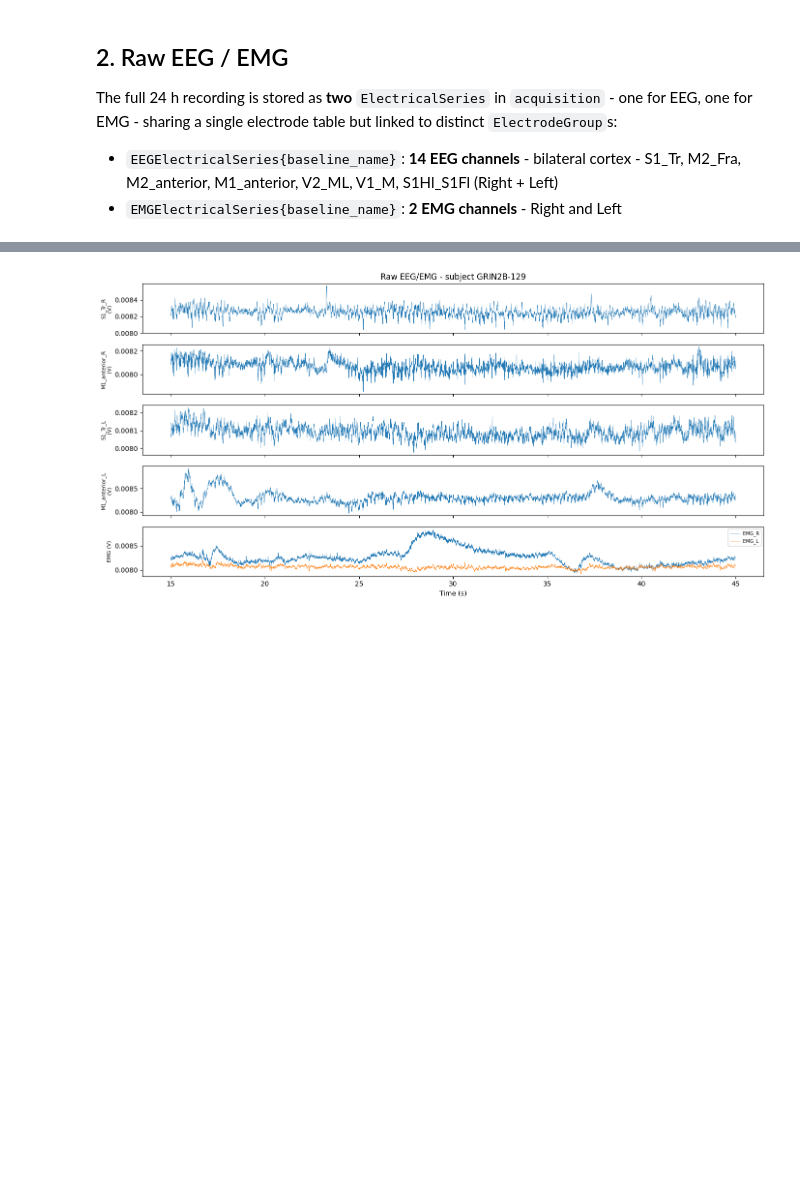
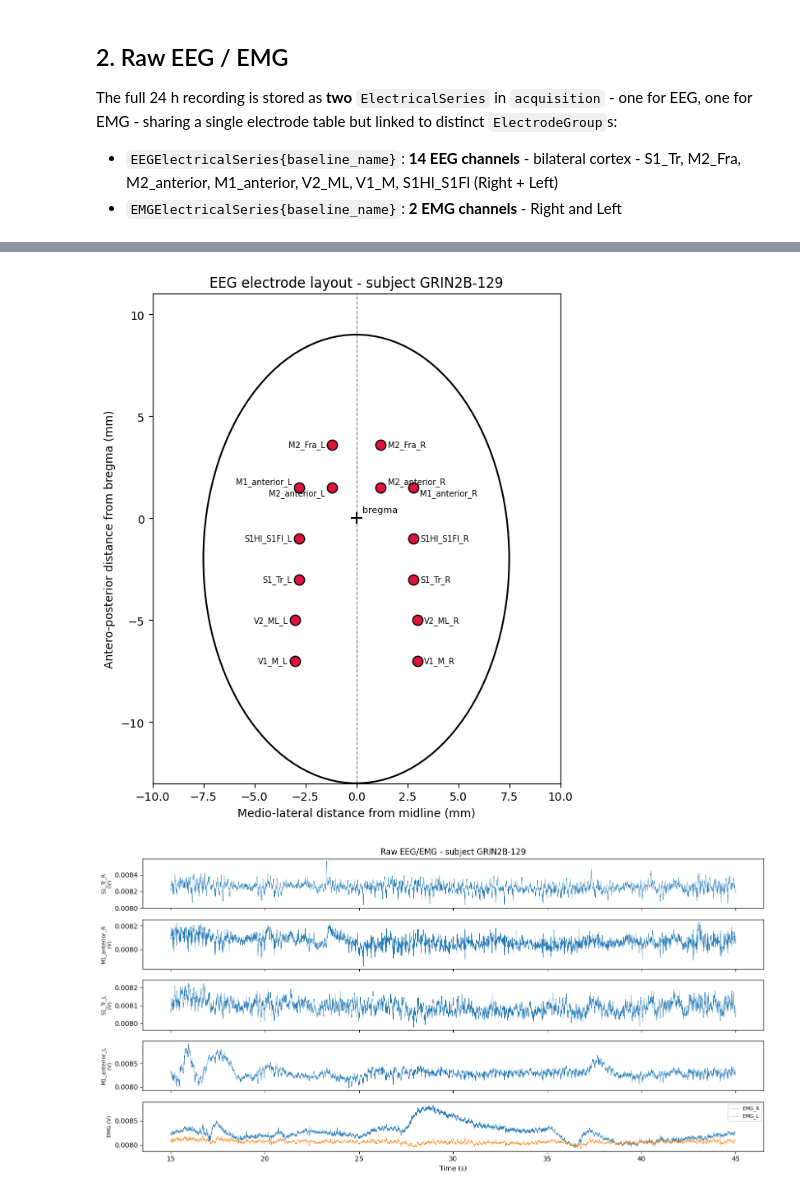
Before and after one commit to catalystneuro/gonzalez-sulser-lab-to-nwb, a Jupyter notebook: notebooks/dandi_001888_tutorial.ipynb, the cells around one changed output, grey strips where cells are left out. Saved outputs shown, nothing was run; the diff lists cells and outputs as text; code cells hidden in the pictures; blank space fills up the shorter version.

```diff
--- a/notebooks/dandi_001888_tutorial.ipynb
+++ b/notebooks/dandi_001888_tutorial.ipynb
@@ -231,3 +259,62 @@ Conversion (to volts):   3.173828e-06
+# %%
+from matplotlib.patches import Ellipse
+
+# Only the 14 EEG electrodes carry stereotaxic coordinates (EMG rows are NaN)
+eeg_electrodes = electrodes.dropna(subset=["rel_x", "rel_y"])
+
+# AP = rel_x (anterior positive); ML = rel_y, signed by hemisphere (R positive, L negative)
+ap = eeg_electrodes["rel_x"].to_numpy()
+ml = eeg_electrodes["rel_y"].to_numpy() * np.where(
+    eeg_electrodes["hemisphere"].to_numpy() == "R", 1, -1
+)
+names = eeg_electrodes["channel_name"].to_numpy()
+
+fig, ax = plt.subplots(figsize=(6, 8))
+
+# Simplified rat skull outline (bregma at the origin)
+skull = Ellipse(
+    (0, -2), width=15, height=22, facecolor="none", edgecolor="black", lw=1.5
+)
+ax.add_patch(skull)
+ax.axvline(0, color="gray", lw=0.8, ls="--", zorder=0)  # sagittal suture
+ax.plot(0, 0, "+", color="black", ms=10, mew=1.5)  # bregma
+ax.annotate("bregma", (0, 0), xytext=(0.3, 0.3), fontsize=8)
+
+ax.scatter(ml, ap, s=80, c="crimson", edgecolor="black", zorder=3)
+
+# Stagger labels vertically among electrodes that share (nearly) the same AP
+# coordinate, so closely spaced markers (e.g. M1_anterior/M2_anterior) don't collide
+order = np.argsort(ap)
+dy_by_point = np.zeros(len(ap))
+for group_start in range(len(order)):
+    i = order[group_start]
+    same_ap = [j for j in order if abs(ap[j] - ap[i]) < 0.5 and np.sign(ml[j]) == np.sign(ml[i])]
+    rank = same_ap.index(i)
+    dy_by_point[i] = (rank - (len(same_ap) - 1) / 2) * 10
+
+for x, y, name, dy in zip(ml, ap, names, dy_by_point):
+    dx = 6 if x >= 0 else -6
+    ha = "left" if x >= 0 else "right"
+    ax.annotate(
+        name,
+        (x, y),
+        textcoords="offset points",
+        xytext=(dx, dy),
+        ha=ha,
+        va="center",
+        fontsize=7,
+    )
+
+ax.set_xlabel("Medio-lateral distance from midline (mm)")
+ax.set_ylabel("Antero-posterior distance from bregma (mm)")
+ax.set_title(f"EEG electrode layout - subject {nwbfile.subject.subject_id}")
+ax.set_aspect("equal")
+ax.set_xlim(-10, 10)
+ax.set_ylim(-13, 11)
+plt.tight_layout()
+plt.show()
+# %% [output]
+[figure, added]
 # %%
 fs = eeg_es.rate
 window_start_s = 15
```
Also changed, not shown: parts of 3 cells of this notebook.
